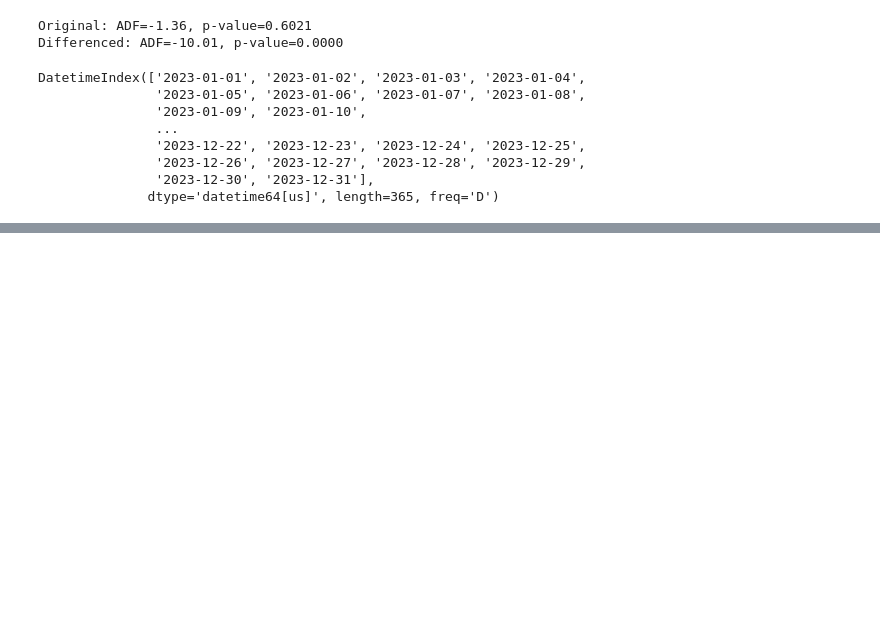
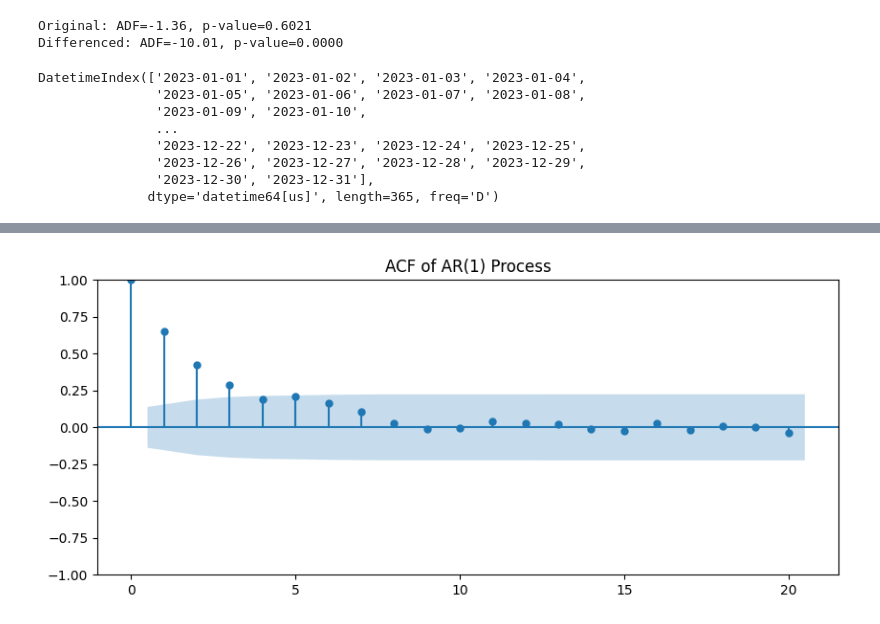
Before and after one commit to daemonX10/Notes, a Jupyter notebook: 01_foundations_mathematics/02_time_series/code.ipynb, the cells around one changed output, grey strips where cells are left out. Cells and saved outputs as stored; diff of their text form; code cells hidden in the pictures; blank space fills up the shorter version.

```diff
--- a/01_foundations_mathematics/02_time_series/code.ipynb
+++ b/01_foundations_mathematics/02_time_series/code.ipynb
@@ -298,0 +319,19 @@ values
+# %%
+
+import numpy as np
+import pandas as pd
+
+# Pipeline: Create trending data -> Apply differencing -> Check stationarity
+
+# Step 1: Create data with linear trend
+t = np.arange(100)
+trend_data = 50 + 2*t + np.random.randn(100)*5  # Linear trend + noise
+
+# Step 2: Remove trend via differencing
+differenced = np.diff(trend_data)  # Y_t - Y_{t-1}
+
+# Step 3: Compare
+print(f"Original mean: {trend_data.mean():.2f}")  # Changes over time
+print(f"Differenced mean: {differenced.mean():.2f}")  # ~2 (the slope)
+
+# Output: Differenced series has constant mean ≈ slope of original trend
@@ -298,0 +369,26 @@ values
+# %%
+
+from statsmodels.graphics.tsaplots import plot_acf
+import numpy as np
+import matplotlib.pyplot as plt
+
+# Pipeline: Create AR process -> Plot ACF -> Interpret decay pattern
+
+np.random.seed(42)
+n = 200
+
+# Create AR(1) process: Y_t = 0.7*Y_{t-1} + noise
+y = np.zeros(n)
+for t in range(1, n):
+    y[t] = 0.7 * y[t-1] + np.random.randn()
+
+# Plot ACF
+fig, ax = plt.subplots(figsize=(10, 4))
+plot_acf(y, lags=20, ax=ax)
+plt.title('ACF of AR(1) Process')
+plt.show()
+
+# Output: Exponentially decaying ACF (characteristic of AR process)
+# Blue bands = 95% confidence interval; outside = significant
+# %% [output]
+[figure, added]
```
Also changed, not shown: parts of 4 cells of this notebook, 1 other file.
